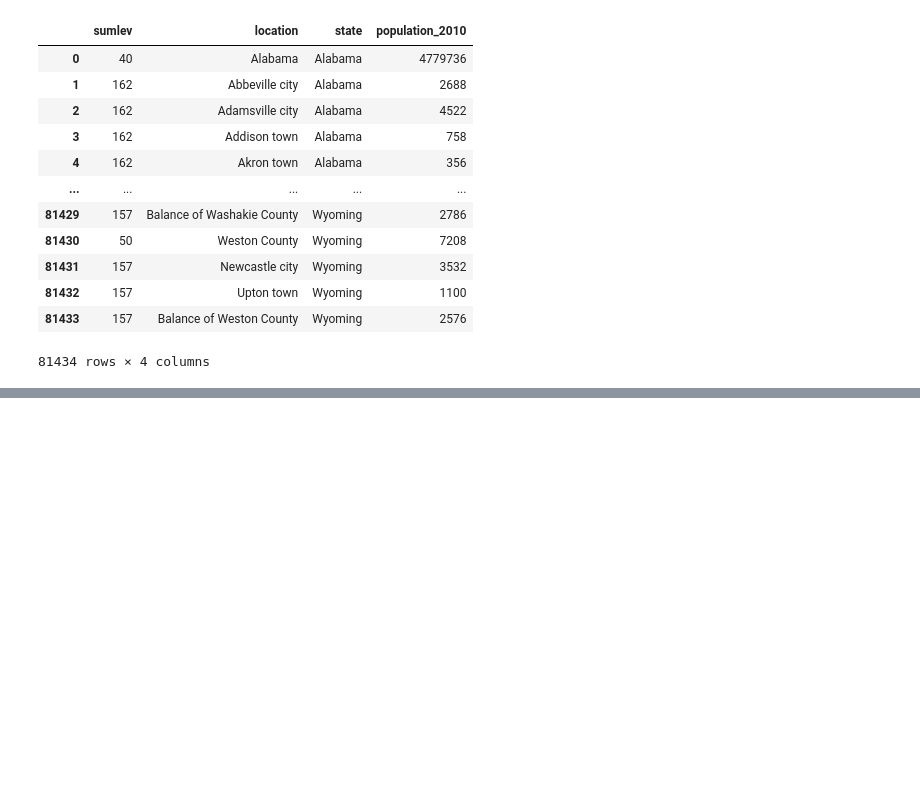
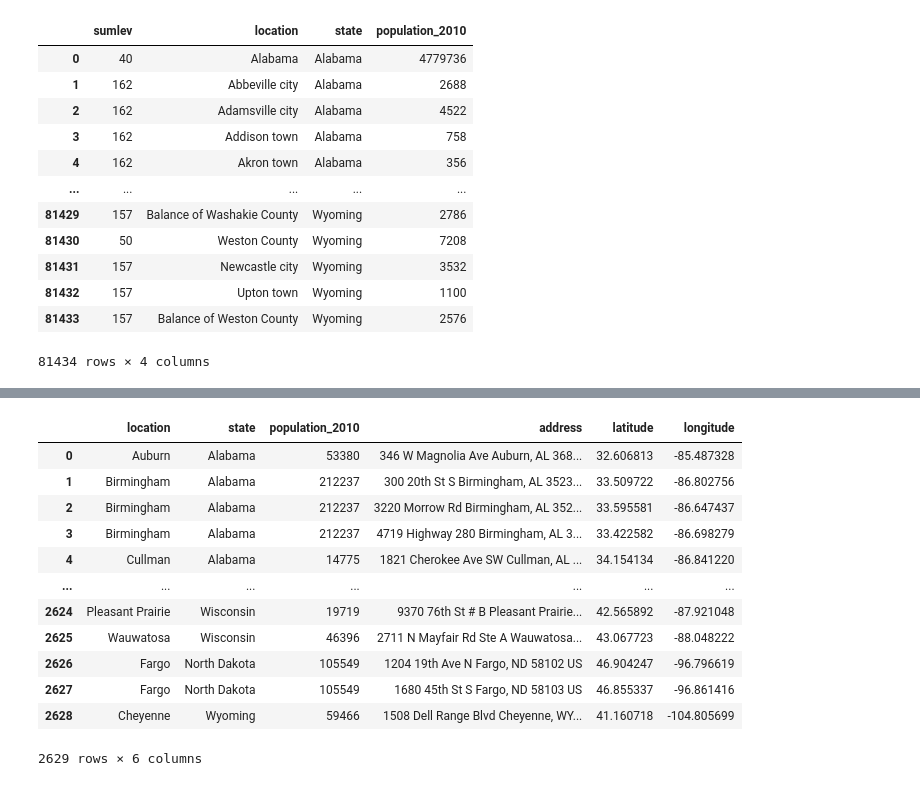
Before and after one commit to sjricketts/etl-challenge, a Jupyter notebook: chipotle_census_data.ipynb, the cells around one changed output, grey strips where cells are left out. Saved outputs shown, nothing was run; the diff lists cells and outputs as text; code cells hidden in the pictures; blank space fills up the shorter version.

```diff
--- a/chipotle_census_data.ipynb
+++ b/chipotle_census_data.ipynb
@@ -161,0 +199,18 @@ census_abbr_df.to_csv("abbr_file.csv", index=False, header=True)
+# %%
+# Keep only needed columns - remove sumlev
+merge_df = merge_df[["location", "state", "population_2010", "address", "latitude", "longitude"]]
+merge_df
+# %% [output]
+|  | location | state | population_2010 | address | latitude | longitude |
+| 0 | Auburn | Alabama | 53380 | 346 W Magnolia Ave Auburn, AL 368... | 32.606813 | -85.487328 |
+| 1 | Birmingham | Alabama | 212237 | 300 20th St S Birmingham, AL 3523... | 33.509722 | -86.802756 |
+| 2 | Birmingham | Alabama | 212237 | 3220 Morrow Rd Birmingham, AL 352... | 33.595581 | -86.647437 |
+| 3 | Birmingham | Alabama | 212237 | 4719 Highway 280 Birmingham, AL 3... | 33.422582 | -86.698279 |
+| 4 | Cullman | Alabama | 14775 | 1821 Cherokee Ave SW Cullman, AL ... | 34.154134 | -86.841220 |
+| ... | ... | ... | ... | ... | ... | ... |
+| 2624 | Pleasant Prairie | Wisconsin | 19719 | 9370 76th St # B Pleasant Prairie... | 42.565892 | -87.921048 |
+| 2625 | Wauwatosa | Wisconsin | 46396 | 2711 N Mayfair Rd Ste A Wauwatosa... | 43.067723 | -88.048222 |
+| 2626 | Fargo | North Dakota | 105549 | 1204 19th Ave N Fargo, ND 58102 US | 46.904247 | -96.796619 |
+| 2627 | Fargo | North Dakota | 105549 | 1680 45th St S Fargo, ND 58103 US | 46.855337 | -96.861416 |
+| 2628 | Cheyenne | Wyoming | 59466 | 1508 Dell Range Blvd Cheyenne, WY... | 41.160718 | -104.805699 |
+2629 rows × 6 columns
```
Also changed, not shown: parts of 9 cells of this notebook.
